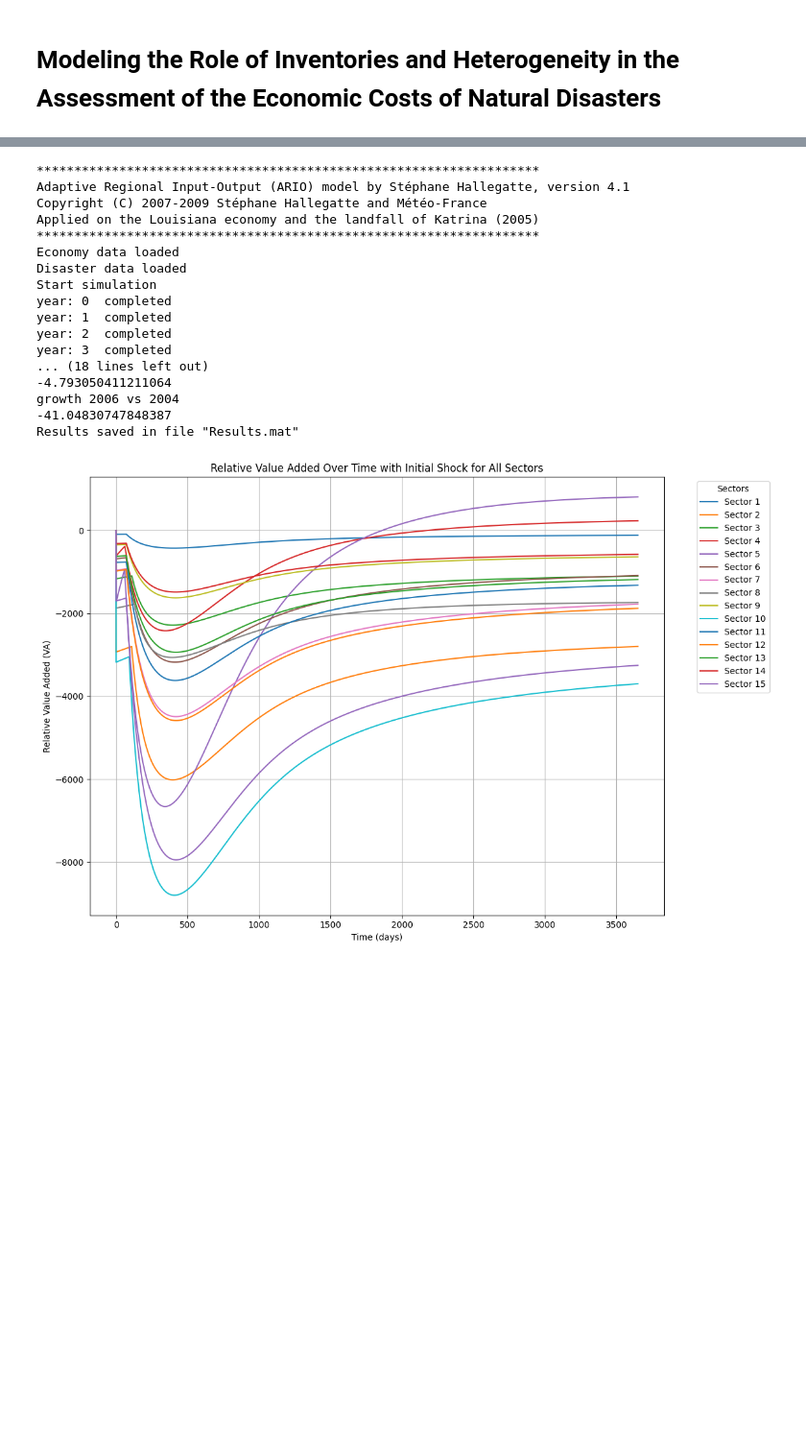
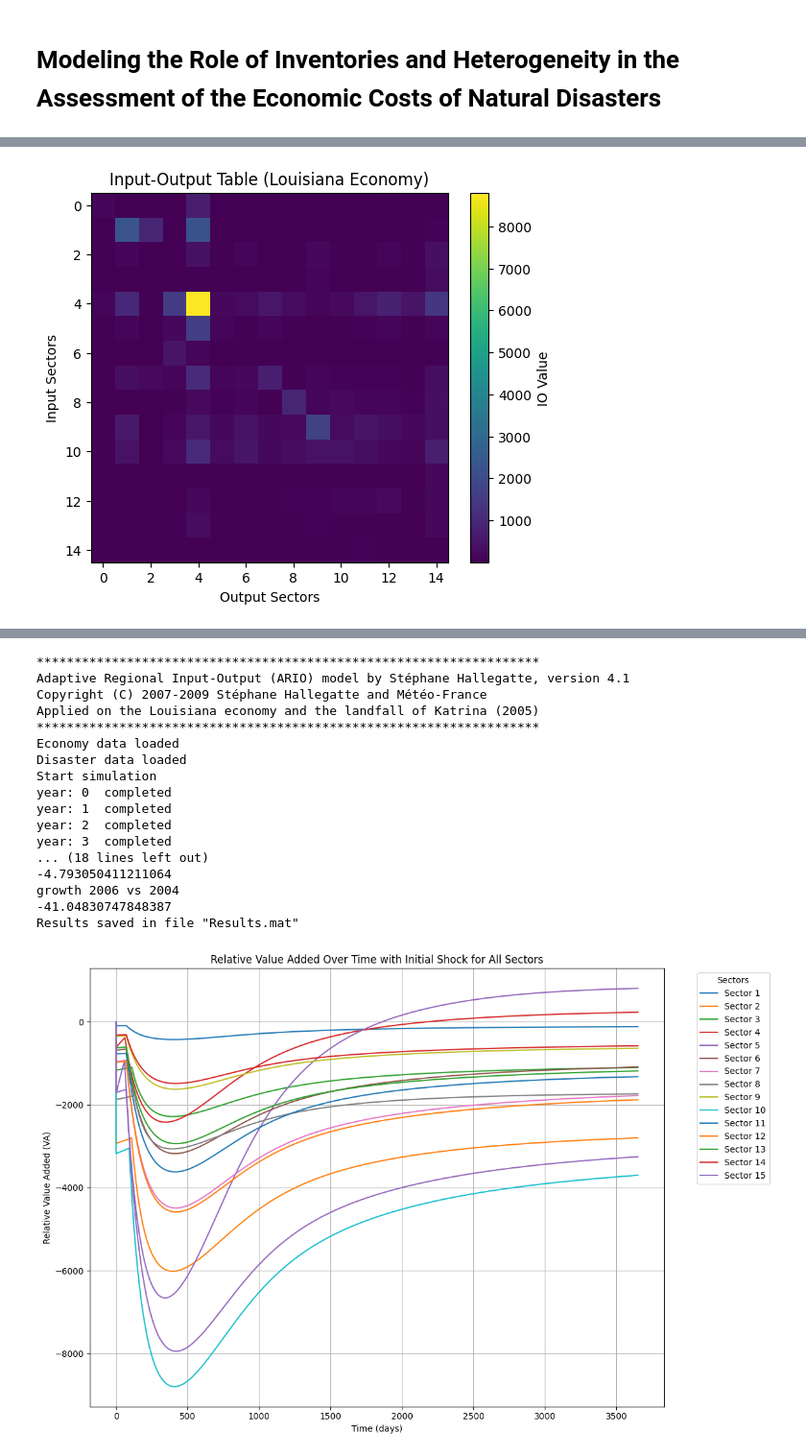
Before and after one commit to asrenninger/urbansim, a Jupyter notebook: miscellany/ario.ipynb, the cells around one changed output, grey strips where cells are left out. Shown at 96% size. Drawn from its saved outputs; the diff is of its cells as text; code cells hidden in the pictures; blank space fills up the shorter version.

```diff
--- a/miscellany/ario.ipynb
+++ b/miscellany/ario.ipynb
@@ -106,0 +227,75 @@ import numpy as np
+# %%
+# Load economic data
+louis_data = loadmat('Louisiana.mat')
+ratio_K2Y       = louis_data['ratio_K2Y'].ravel()
+T_Louis         = louis_data['T_Louis'].ravel()
+L_Louis         = louis_data['L_Louis'].ravel()
+IO_Table_Louis  = louis_data['IO_Table_Louis']
+Imports_Louis   = louis_data['Imports_Louis'].ravel()
+Exports_Louis   = louis_data['Exports_Louis'].ravel()
+Local_Dem_Louis = louis_data['Local_Dem_Louis'].ravel()
+Job_Louis       = louis_data['Job_Louis'].ravel()
+
+# Exchange rate conversion (if applicable)
+exchange_rate = 1.0
+T       = T_Louis * exchange_rate
+L       = L_Louis * exchange_rate
+IO      = IO_Table_Louis * exchange_rate
+Imports = Imports_Louis * exchange_rate
+Exports = Exports_Louis * exchange_rate
+Local_Dem = Local_Dem_Louis * exchange_rate
+
+# Additional initial variables
+max_surcapa = np.ones(N) * 1.0
+Imports_C   = Local_Dem.copy()  # Consumption-related imports
+actual_Imports_C = np.zeros(N)
+
+# Economic parameters
+penetration  = 1.0  # Household insurance penetration
+penetrationf = 1.0  # Business insurance penetration
+alpha        = 0.5
+wage         = 1.0
+
+# Calculate intermediate consumption and sales per sector from the IO table
+Conso  = np.zeros(N)
+Sales  = np.zeros(N)
+for i in range(N):
+    Conso[i] = np.sum(IO[:, i])  # Sum over rows (inputs for sector i)
+    Sales[i] = np.sum(IO[i, :])  # Sum over columns (outputs from sector i)
+Sales_ini = Sales.copy()
+
+# Initialize production and value-added arrays
+Produc      = np.zeros((NStep+1, N))
+Long_Produc = np.zeros((NStep+1, N))
+Profit      = np.zeros((NStep+1, N))
+Prof_rate   = np.zeros((NStep+1, N))
+VA          = np.zeros((NStep+1, N))
+for i in range(N):
+    Produc[0, i]      = Exports[i] + Local_Dem[i] + Sales[i]
+    Long_Produc[0, i] = Produc[0, i]
+    Profit[0, i]      = Produc[0, i] - (Conso[i] + wage * L[i] + Imports[i])
+    VA[0, i]          = Produc[0, i] - Conso[i] - Imports[i]
+
+# Initial assets and profit rates
+Assets    = VA[0, :] * ratio_K2Y * exchange_rate
+Prof_rate[0, :] = Profit[0, :] / T
+Local_Dem_ini   = Local_Dem.copy()
+Total_Local_Dem_ini = np.sum(Local_Dem_ini)
+Exports_ini     = Exports.copy()
+actual_final_cons[0, :] = Local_Dem
+actual_prod[0]  = np.sum(Produc[0, :])
+
+Pi      = (1 - alpha) * np.sum(Profit[0, :])
+DL_ini  = wage * np.sum(L) + alpha * np.sum(Profit[0, :]) + Pi
+A_initial = IO  # For record
+
+# Diagnostic Plot: Visualize the IO table
+plt.figure(figsize=(6, 5))
+plt.imshow(IO, cmap='viridis', aspect='auto')
+plt.colorbar(label='IO Value')
+plt.title('Input-Output Table (Louisiana Economy)')
+plt.xlabel('Output Sectors')
+plt.ylabel('Input Sectors')
+plt.show()
+# %% [output]
+[figure, added]
```
Also changed, not shown: parts of 22 cells of this notebook.
